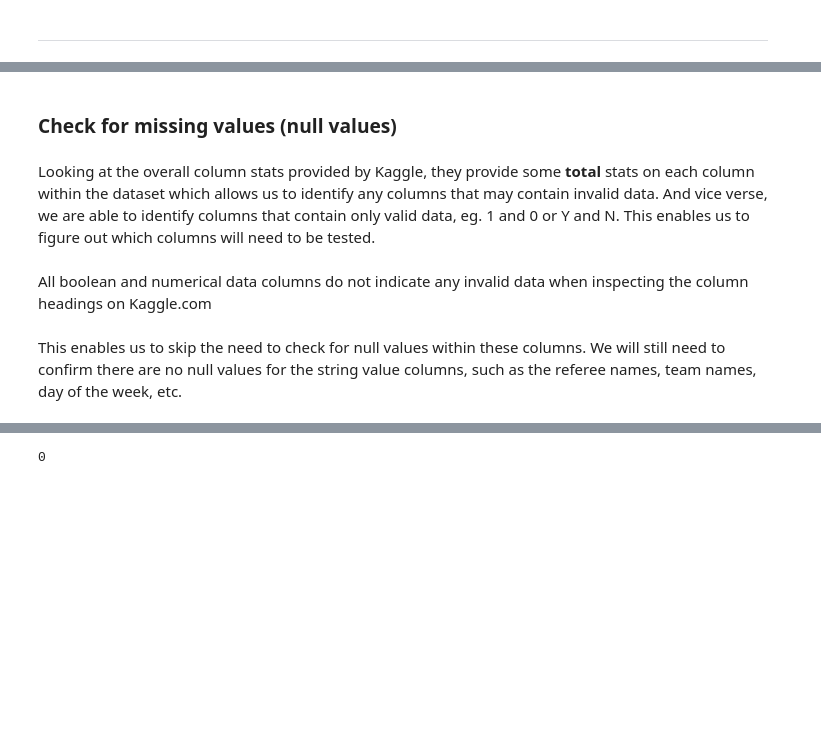
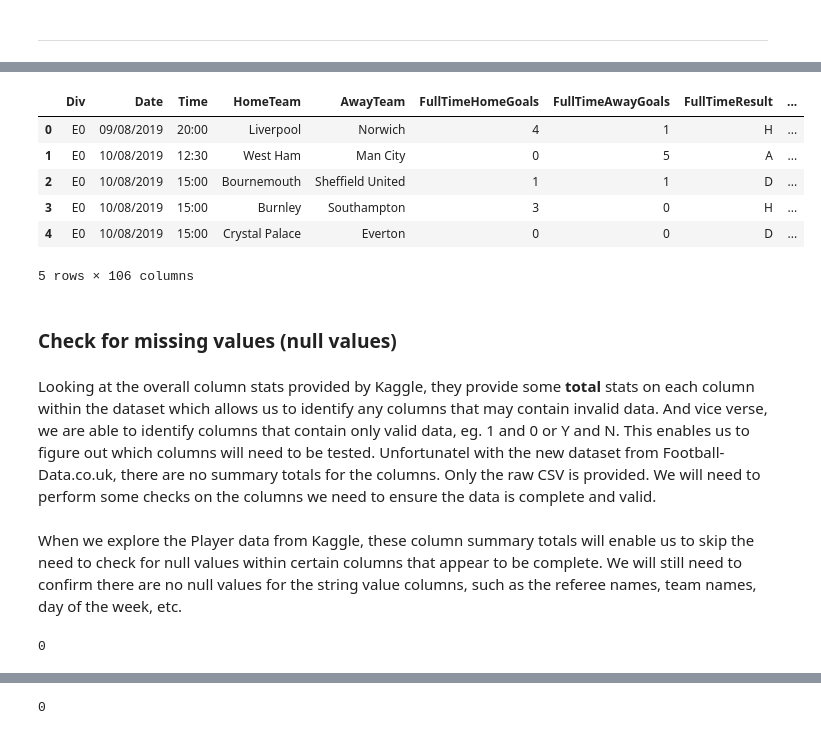
Before and after one commit to CharlesPeterMcCarthy/english-premier-league-2019-2020-statistical-analysis, a Jupyter notebook: epl-2019-2020.ipynb, the cells around one changed output, grey strips where cells are left out. Drawn from its saved outputs; the diff is of its cells as text; code cells hidden in the pictures; blank space fills up the shorter version.

```diff
--- a/epl-2019-2020.ipynb
+++ b/epl-2019-2020.ipynb
@@ -113,9 +178,52 @@ This is the correct end date for the 2019-2020 Premier League. Last match: Sunda
+# %%
+# http://www.football-data.co.uk/notes.txt
+
+matches_df = matches_df.rename(columns={
+    'FTHG': 'FullTimeHomeGoals',
+    'FTAG': 'FullTimeAwayGoals',
+    'FTR': 'FullTimeResult',
+    'HTHG': 'HalfTimeHomeGoals',
+    'HTAG': 'HalfTimeAwayGoals',
+    'HTR': 'HalfTimeResult',
+
+    'HS': 'HomeShots',
+    'AS': 'AwayShots',
+    'HST': 'HomeShotsOnTarget',
+    'AST': 'AwayShotsOnTarget',
+    'HF': 'HomeFouls',
+    'AF': 'AwayFouls',
+    'HC': 'HomeCorners',
+    'AC': 'AwayCorners',
+    'HY': 'HomeYellowCards',
+    'AY': 'AwayYellowCards',
+    'HR': 'HomeRedCards',
+    'AR': 'AwayRedCards',
+
+#     'B365H': 'AwayRedCards',
+#     'B365D': 'AwayRedCards',
+#     'B365A': 'AwayRedCards',
+#     'BWH': 'AwayRedCards',
+#     'BWD': 'AwayRedCards',
+#     'BWA': 'AwayRedCards',
+})
+# %%
+matches_df.head()
+# %% [output]
+|  | Div | Date | Time | HomeTeam | AwayTeam | FullTimeHomeGoals | FullTimeAwayGoals | FullTimeResult | ... |
+| 0 | E0 | 09/08/2019 | 20:00 | Liverpool | Norwich | 4 | 1 | H | ... |
+| 1 | E0 | 10/08/2019 | 12:30 | West Ham | Man City | 0 | 5 | A | ... |
+| 2 | E0 | 10/08/2019 | 15:00 | Bournemouth | Sheffield United | 1 | 1 | D | ... |
+| 3 | E0 | 10/08/2019 | 15:00 | Burnley | Southampton | 3 | 0 | H | ... |
+| 4 | E0 | 10/08/2019 | 15:00 | Crystal Palace | Everton | 0 | 0 | D | ... |
+5 rows × 106 columns
 # %% [markdown]
 ### Check for missing values (null values)
 # %% [markdown]
-Looking at the overall column stats provided by Kaggle, they provide some __total__ stats on each column within the dataset which allows us to identify any columns that may contain invalid data. And vice verse, we are able to identify columns that contain only valid data, eg. 1 and 0 or Y and N. This enables us to figure out which columns will need to be tested.
+Looking at the overall column stats provided by Kaggle, they provide some __total__ stats on each column within the dataset which allows us to identify any columns that may contain invalid data. And vice verse, we are able to identify columns that contain only valid data, eg. 1 and 0 or Y and N. This enables us to figure out which columns will need to be tested. Unfortunatel with the new dataset from Football-Data.co.uk, there are no summary totals for the columns. Only the raw CSV is provided. We will need to perform some checks on the columns we need to ensure the data is complete and valid.
-# %% [markdown]
-All boolean and numerical data columns do not indicate any invalid data when inspecting the column headings on Kaggle.com
 # %% [markdown]
-This enables us to skip the need to check for null values within these columns.
+When we explore the Player data from Kaggle, these column summary totals will enable us to skip the need to check for null values within certain columns that appear to be complete.
 We will still need to confirm there are no null values for the string value columns, such as the referee names, team names, day of the week, etc.
+# %%
+np.sum([matches_df.HomeTeam.isnull()])
+# %% [output]
+0
```
Also changed, not shown: parts of 10 cells of this notebook.
